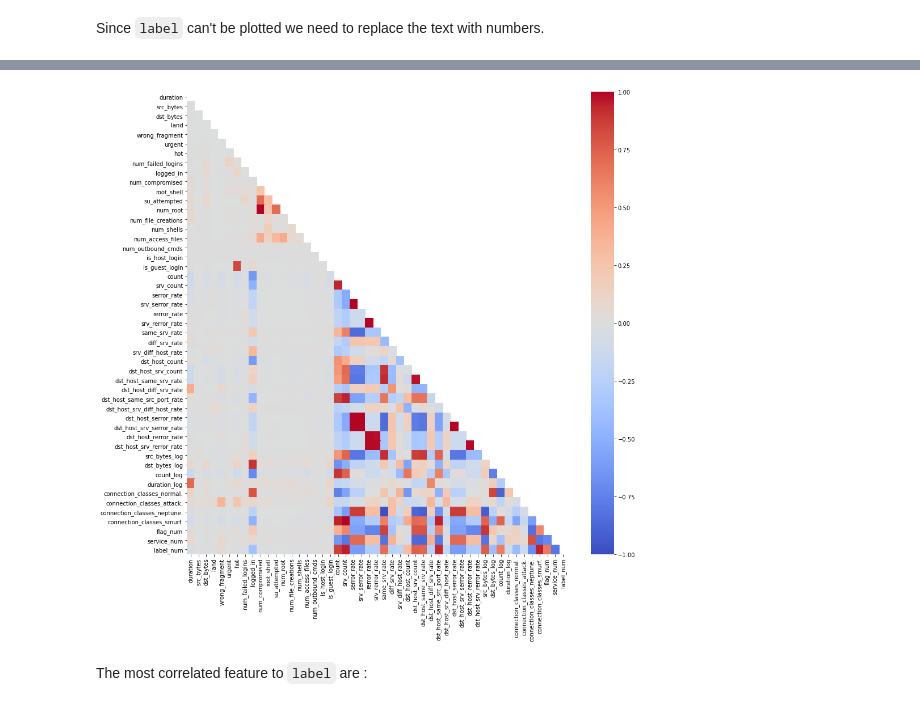
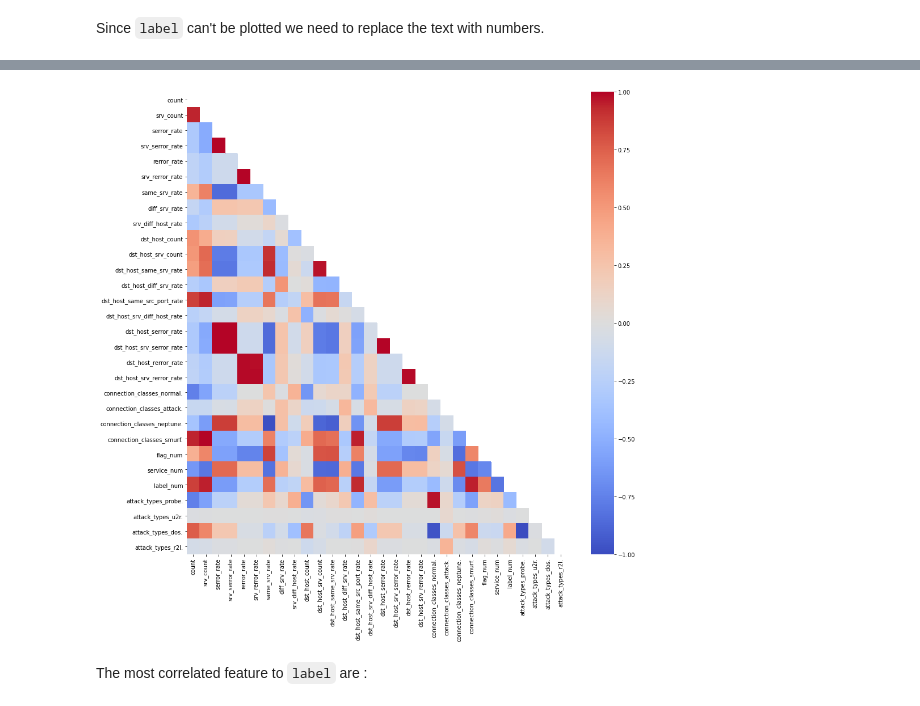
Before and after one commit to mohamed-chamrouk/projet_AIR, a Jupyter notebook: projet_AIR-Regression_Classification.ipynb, the cells around one changed output, grey strips where cells are left out. Saved outputs shown, nothing was run; the diff lists cells and outputs as text; code cells hidden in the pictures.

Commit message:
Ajout du types des attaques dans le dataset (optionnel)

```diff
--- a/projet_AIR-Regression_Classification.ipynb
+++ b/projet_AIR-Regression_Classification.ipynb
@@ -417,8 +318,33 @@ df
-# %%
-visualization.plot_corr(df, width=15, height=15,
-                        print_value=False)
-# %% [output]
-[figure, removed]
+# %%
+attack_types = []
+for d in df['label'] :
+  if d in ["back.", "land.", "neptune.", "pod.", "smurf.", "teardrop."] :
+    attack_types.append("dos.")
+  elif d in ["buffer_overflow.", "loadmodule.", "perl.", "rootkit."] :
+    attack_types.append("u2r.")
+  elif d in ["ftp_write.", "guess_passwd.", "imap.", "multihop.", "phf.", "spy.", "warezclient.", "warezmaster."] :
+    attack_types.append("r2l.")
+  else :
+    attack_types.append("probe.")
+
+df['attack_types'] = attack_types
+encoder = ce.OneHotEncoder(cols=['attack_types'], use_cat_names=True)
+df = encoder.fit_transform(df)
+# %%
+visualization.plot_corr(df[['count', 'srv_count', 'serror_rate',
+       'srv_serror_rate', 'rerror_rate', 'srv_rerror_rate', 'same_srv_rate',
+       'diff_srv_rate', 'srv_diff_host_rate', 'dst_host_count',
+       'dst_host_srv_count', 'dst_host_same_srv_rate',
+       'dst_host_diff_srv_rate', 'dst_host_same_src_port_rate',
+       'dst_host_srv_diff_host_rate', 'dst_host_serror_rate',
+       'dst_host_srv_serror_rate', 'dst_host_rerror_rate',
+       'dst_host_srv_rerror_rate', 'label', 'connection_classes_normal.',
+       'connection_classes_attack.', 'connection_classes_neptune.',
+       'connection_classes_smurf.', 'flag_num', 'service_num', 'label_num', 'attack_types_probe.', 'attack_types_u2r.',
+       'attack_types_dos.', 'attack_types_r2l.']], width=15, height=15,
+                        print_value=False)
+# %% [output]
+[figure, added]
 # %% [markdown]
 The most correlated feature to `label` are :
 # %%
```
Also changed, not shown: parts of 8 cells of this notebook.
